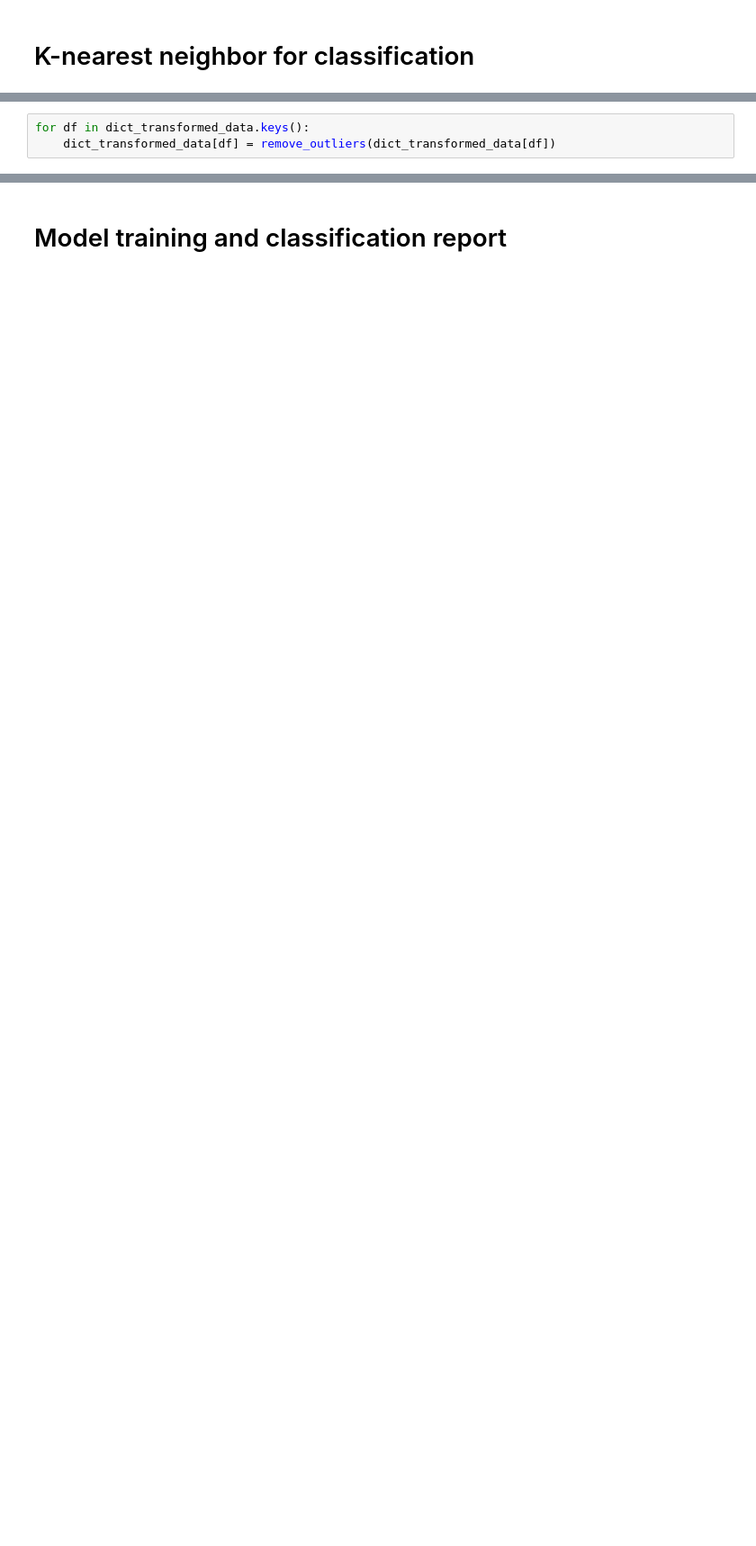
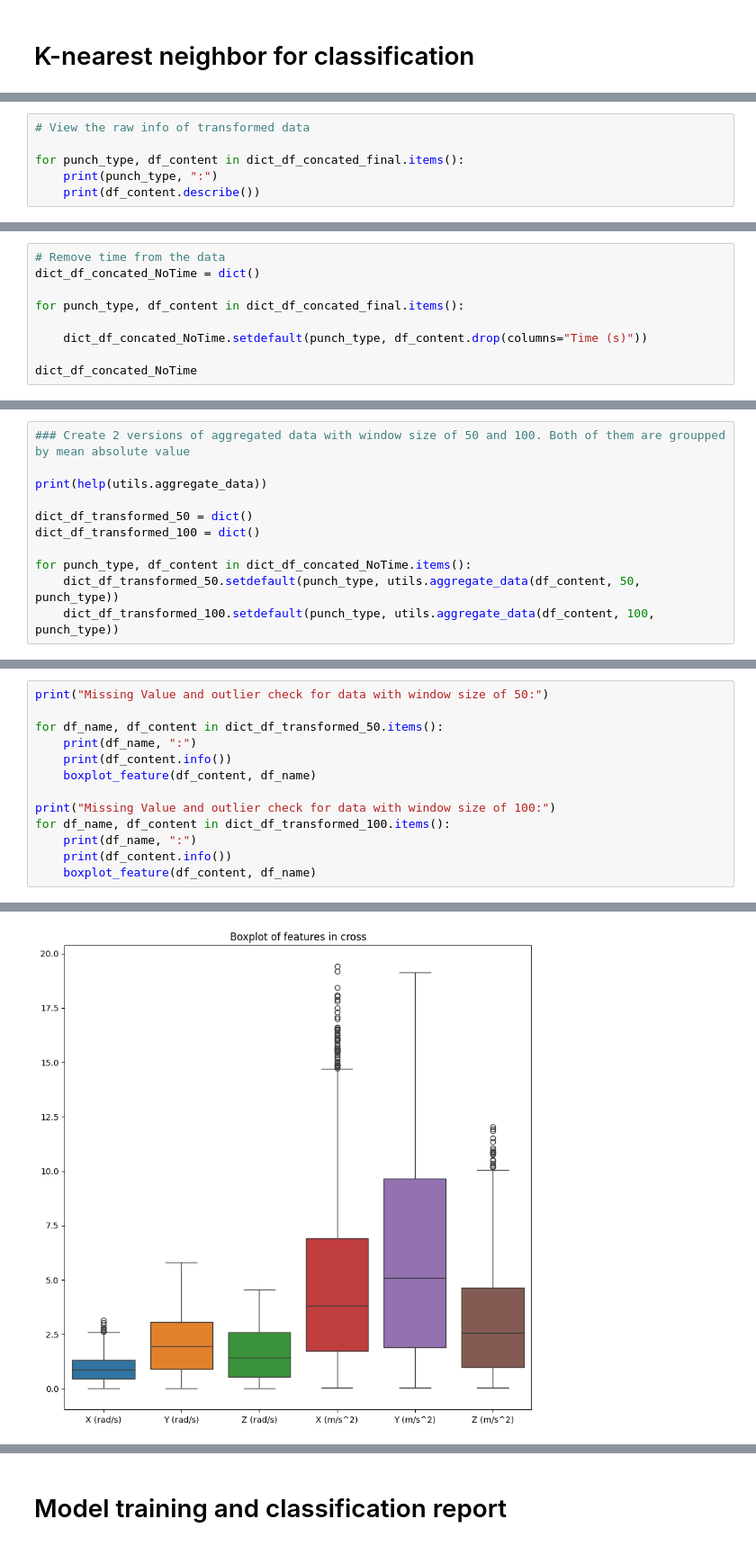
Before and after one commit to BruceLeo99/MLQS-VU-Project-Tyson, a Jupyter notebook: KNN.ipynb, the cells around one changed output, grey strips where cells are left out. Shown at 90% size. Drawn from its saved outputs; the diff is of its cells as text; blank space fills up the shorter version.

Commit message:
KNN executed with two different windowing techniques and entire dataset

```diff
--- a/KNN.ipynb
+++ b/KNN.ipynb
@@ -50,0 +183,6 @@ dict_keys(['transformed_cross', 'transformed_jab', 'transformed_lft_nopunch', 't
+# %%
+# View the raw info of transformed data
+
+for punch_type, df_content in dict_df_concated_final.items():
+    print(punch_type, ":")
+    print(df_content.describe())
@@ -125,3 +243,0 @@ make_violinplot_feature(dict_transformed_data["transformed_jab"], 'jab', savefig
-# %%
-for df in dict_transformed_data.keys():
-    dict_transformed_data[df] = remove_outliers(dict_transformed_data[df])
@@ -127,0 +301,9 @@ for df in dict_transformed_data.keys():
+# %%
+# Remove time from the data
+dict_df_concated_NoTime = dict()
+
+for punch_type, df_content in dict_df_concated_final.items():
+
+    dict_df_concated_NoTime.setdefault(punch_type, df_content.drop(columns="Time (s)"))
+
+dict_df_concated_NoTime
@@ -127,0 +328,11 @@ for df in dict_transformed_data.keys():
+# %%
+### Create 2 versions of aggregated data with window size of 50 and 100. Both of them are groupped by mean absolute value
+
+print(help(utils.aggregate_data))
+
+dict_df_transformed_50 = dict()
+dict_df_transformed_100 = dict()
+
+for punch_type, df_content in dict_df_concated_NoTime.items():
+    dict_df_transformed_50.setdefault(punch_type, utils.aggregate_data(df_content, 50, punch_type))
+    dict_df_transformed_100.setdefault(punch_type, utils.aggregate_data(df_content, 100, punch_type))
@@ -127,0 +400,14 @@ for df in dict_transformed_data.keys():
+# %%
+print("Missing Value and outlier check for data with window size of 50:")
+
+for df_name, df_content in dict_df_transformed_50.items():
+    print(df_name, ":")
+    print(df_content.info())
+    boxplot_feature(df_content, df_name)
+
+print("Missing Value and outlier check for data with window size of 100:")
+for df_name, df_content in dict_df_transformed_100.items():
+    print(df_name, ":")
+    print(df_content.info())
+    boxplot_feature(df_content, df_name)
+# %% [output]
@@ -127,0 +431 @@ for df in dict_transformed_data.keys():
+[figure, added]
```
Also changed, not shown: parts of 49 cells of this notebook, 5 other files.
